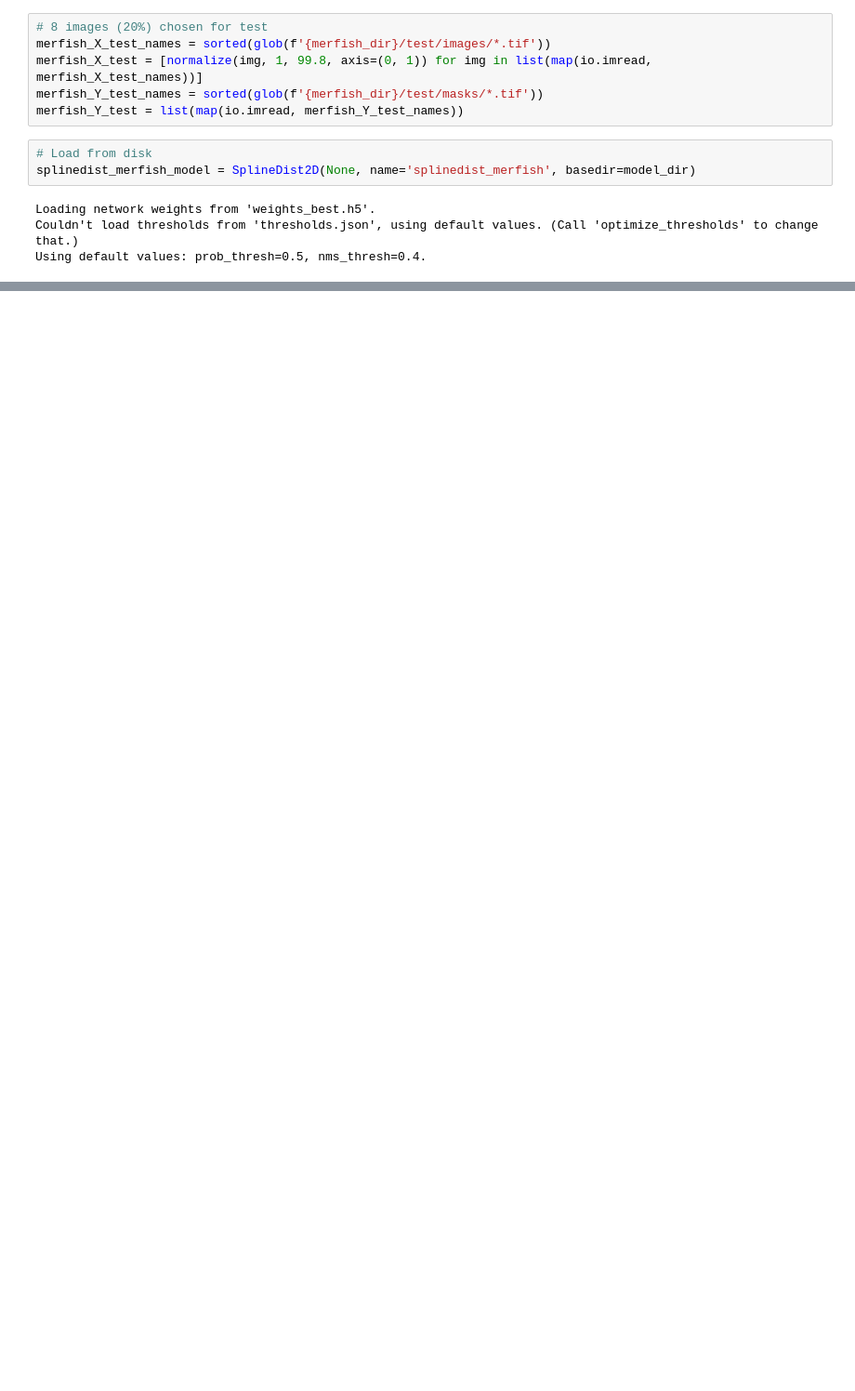
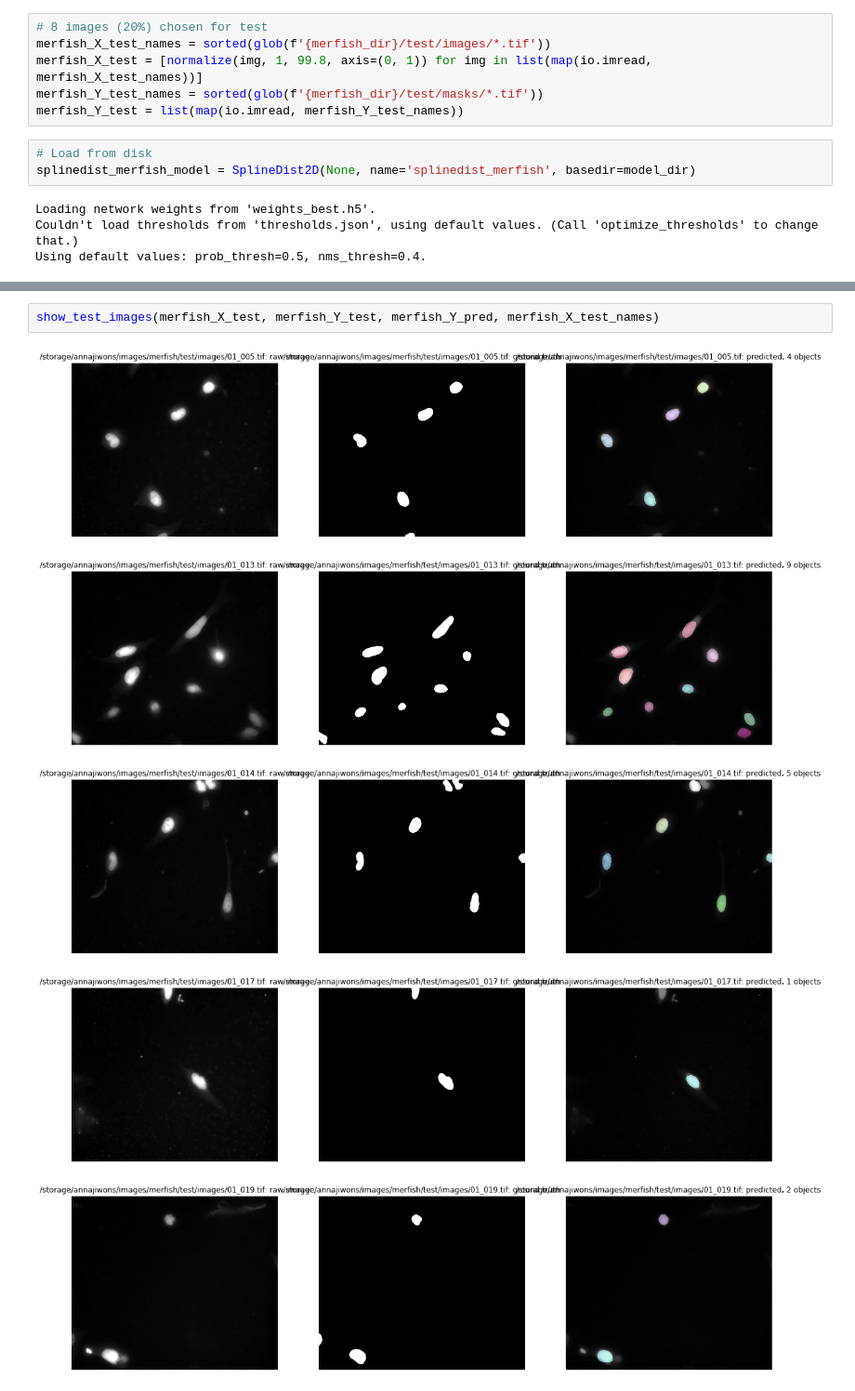
Before and after one commit to annajiwons/merfish-segmentation, a Jupyter notebook: 3_splinedist_merfish_manual_seg/test.ipynb, the cells around one changed output, grey strips where cells are left out. Shown at 93% size. Drawn from its saved outputs; the diff is of its cells as text; blank space fills up the shorter version.

Commit message:
splinedist merfish results

```diff
--- a/3_splinedist_merfish_manual_seg/test.ipynb
+++ b/3_splinedist_merfish_manual_seg/test.ipynb
@@ -38,0 +53,8 @@ KeyboardInterrupt:
+# %%
+show_test_images(merfish_X_test, merfish_Y_test, merfish_Y_pred, merfish_X_test_names)
+# %% [output]
+[figure, added]
+[figure, added]
+[figure, added]
+[figure, added]
+[figure, added]
```
Also changed, not shown: parts of 6 cells of this notebook, 1 other file.
